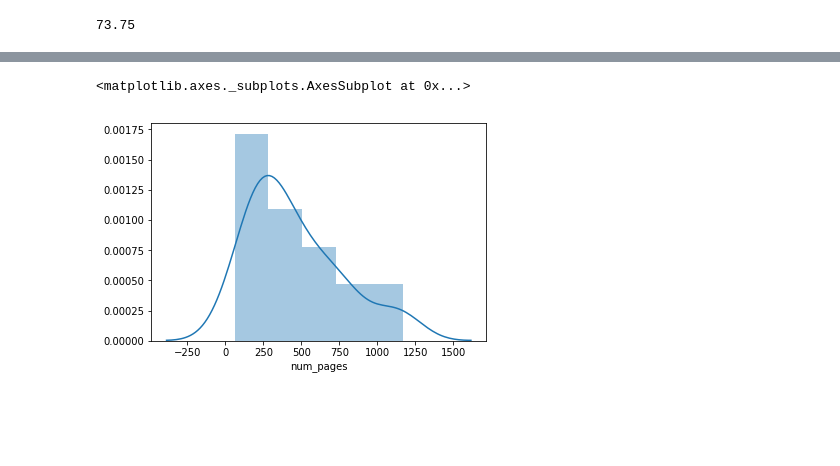
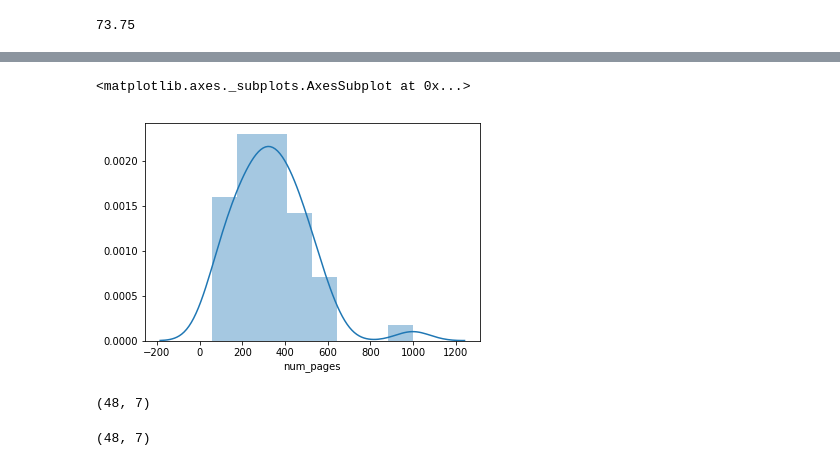
Before and after one commit to kallaway/100-days-of-code, a Jupyter notebook: code/datascience/LinearProgramming.ipynb, the cells around one changed output, grey strips where cells are left out. Drawn from its saved outputs; the diff is of its cells as text; code cells hidden in the pictures; blank space fills up the shorter version.

Commit message:
battling with pulp solver

```diff
--- a/code/datascience/LinearProgramming.ipynb
+++ b/code/datascience/LinearProgramming.ipynb
@@ -103,10 +101,8 @@ sns.distplot(books_df['rating'])
-# %%
-sns.distplot(books_df['num_
-# create the LP object, set up as a maximization problem --> since we want to maximize the number of books we read in a year
-prob = pulp.LpProblem('BuyingBestsellers', pulp.LpMaximize)pages'])
-# %% [output]
-<matplotlib.axes._subplots.AxesSubplot at 0x...>
-[figure, removed]
+# %%
+sns.distplot(books_df.num_pages.dropna())
+# %% [output]
+<matplotlib.axes._subplots.AxesSubplot at 0x...>
+[figure, added]
 # %%
 # create the LP object
 # Maximization problem we want to maximize the number of books we read in 100 hours
@@ -113,0 +113,4 @@ prob = pulp.LpProblem('RecommendedBooks', pulp.LpMaximize)
+# %%
+books_df.shape
+# %% [output]
+(48, 7)
@@ -113,0 +119,4 @@ prob = pulp.LpProblem('RecommendedBooks', pulp.LpMaximize)
+# %%
+books_df.shape
+# %% [output]
+(48, 7)
```
Also changed, not shown: parts of 17 cells of this notebook, 3 other files.
